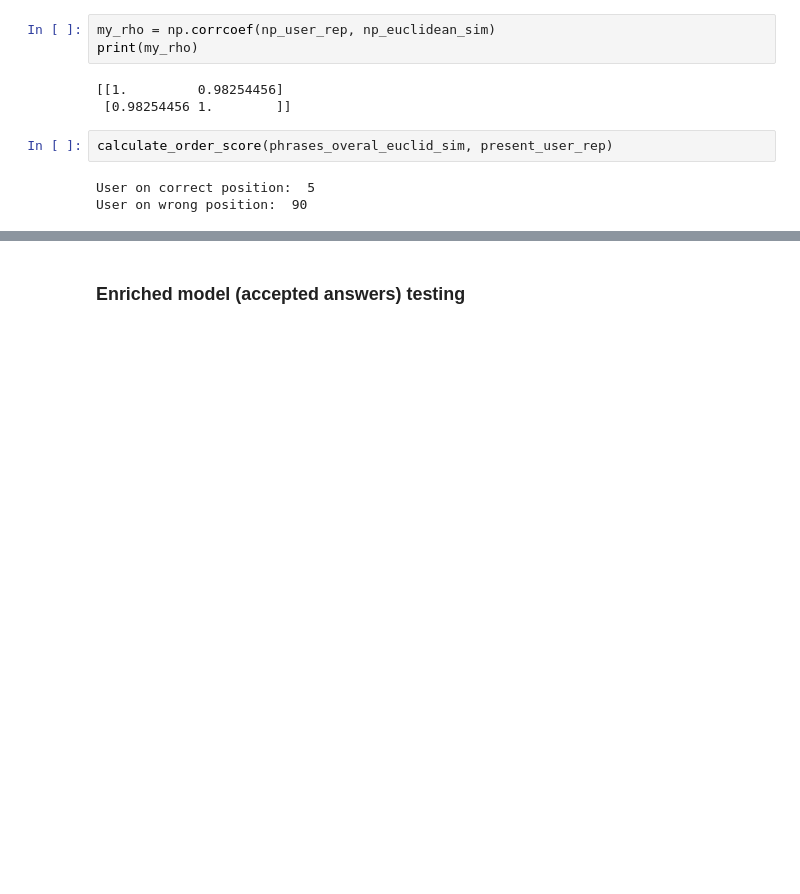
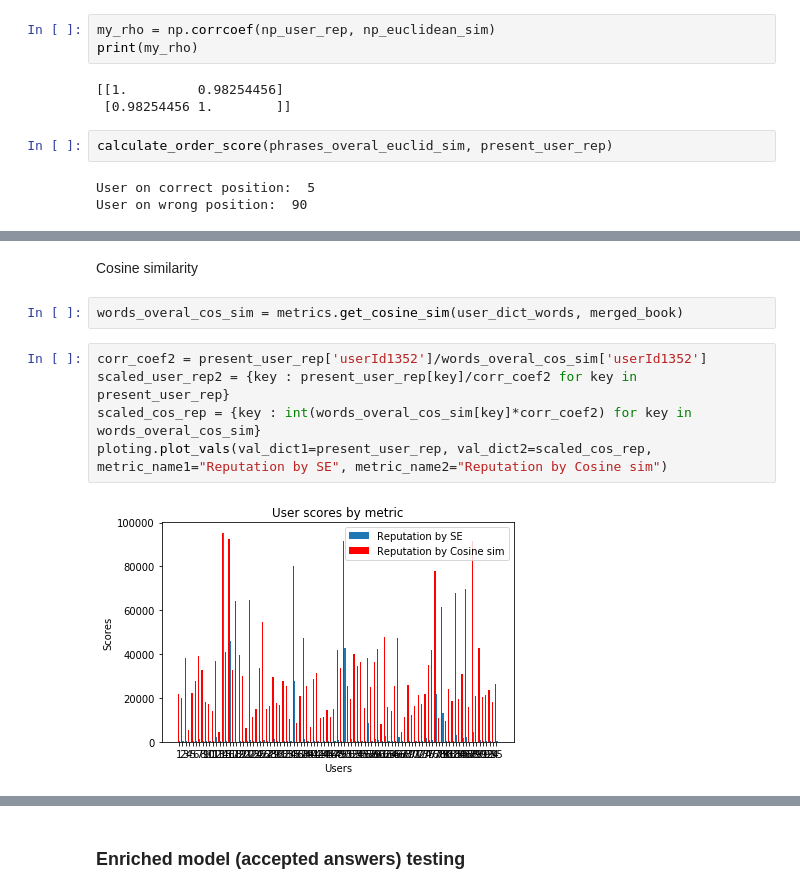
Before and after one commit to Denissovan/DP-user_parsing, a Jupyter notebook: SE_parsing.ipynb, the cells around one changed output, grey strips where cells are left out. Saved outputs shown, nothing was run; the diff lists cells and outputs as text; blank space fills up the shorter version.

```diff
--- a/SE_parsing.ipynb
+++ b/SE_parsing.ipynb
@@ -684,0 +729,11 @@ User on wrong position:  90
+# %% [markdown]
+Cosine similarity
+# %%
+words_overal_cos_sim = metrics.get_cosine_sim(user_dict_words, merged_book)
+# %%
+corr_coef2 = present_user_rep['userId1352']/words_overal_cos_sim['userId1352']
+scaled_user_rep2 = {key : present_user_rep[key]/corr_coef2 for key in present_user_rep}
+scaled_cos_rep = {key : int(words_overal_cos_sim[key]*corr_coef2) for key in words_overal_cos_sim}
+ploting.plot_vals(val_dict1=present_user_rep, val_dict2=scaled_cos_rep, metric_name1="Reputation by SE", metric_name2="Reputation by Cosine sim")
+# %% [output]
+[figure, added]
```
Also changed, not shown: parts of 73 cells of this notebook, 1 other file.
